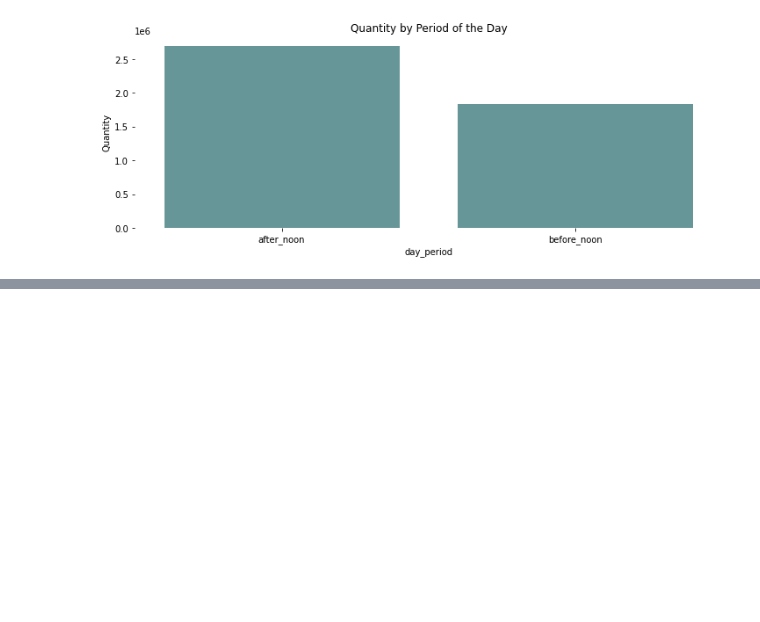
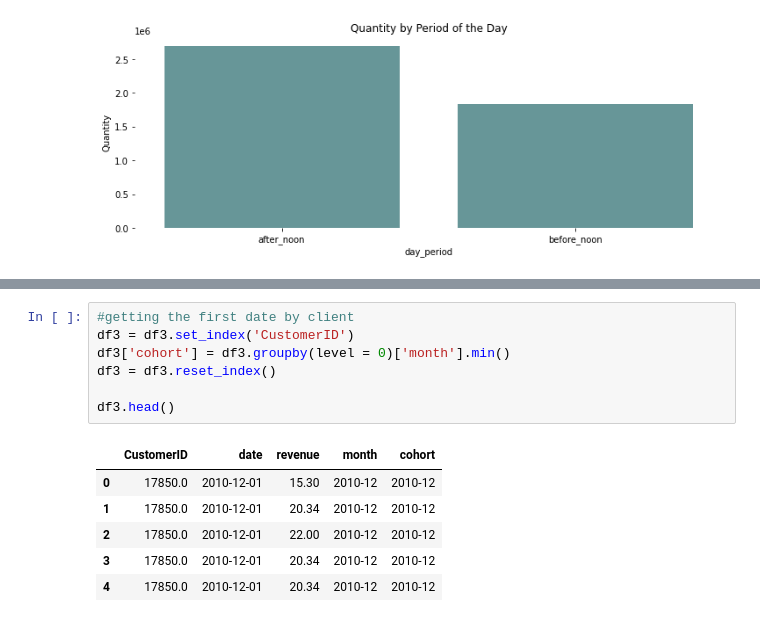
Before and after one commit to daianeklein/customer-segmentation, a Jupyter notebook: customer-segmentation.ipynb, the cells around one changed output, grey strips where cells are left out. Saved outputs shown, nothing was run; the diff lists cells and outputs as text; blank space fills up the shorter version.

```diff
--- a/customer-segmentation.ipynb
+++ b/customer-segmentation.ipynb
@@ -557,0 +463,14 @@ users
+# %%
+#getting the first date by client
+df3 = df3.set_index('CustomerID')
+df3['cohort'] = df3.groupby(level = 0)['month'].min()
+df3 = df3.reset_index()
+
+df3.head()
+# %% [output]
+|  | CustomerID | date | revenue | month | cohort |
+| 0 | 17850.0 | 2010-12-01 | 15.30 | 2010-12 | 2010-12 |
+| 1 | 17850.0 | 2010-12-01 | 20.34 | 2010-12 | 2010-12 |
+| 2 | 17850.0 | 2010-12-01 | 22.00 | 2010-12 | 2010-12 |
+| 3 | 17850.0 | 2010-12-01 | 20.34 | 2010-12 | 2010-12 |
+| 4 | 17850.0 | 2010-12-01 | 20.34 | 2010-12 | 2010-12 |
```
Also changed, not shown: parts of 31 cells of this notebook.
